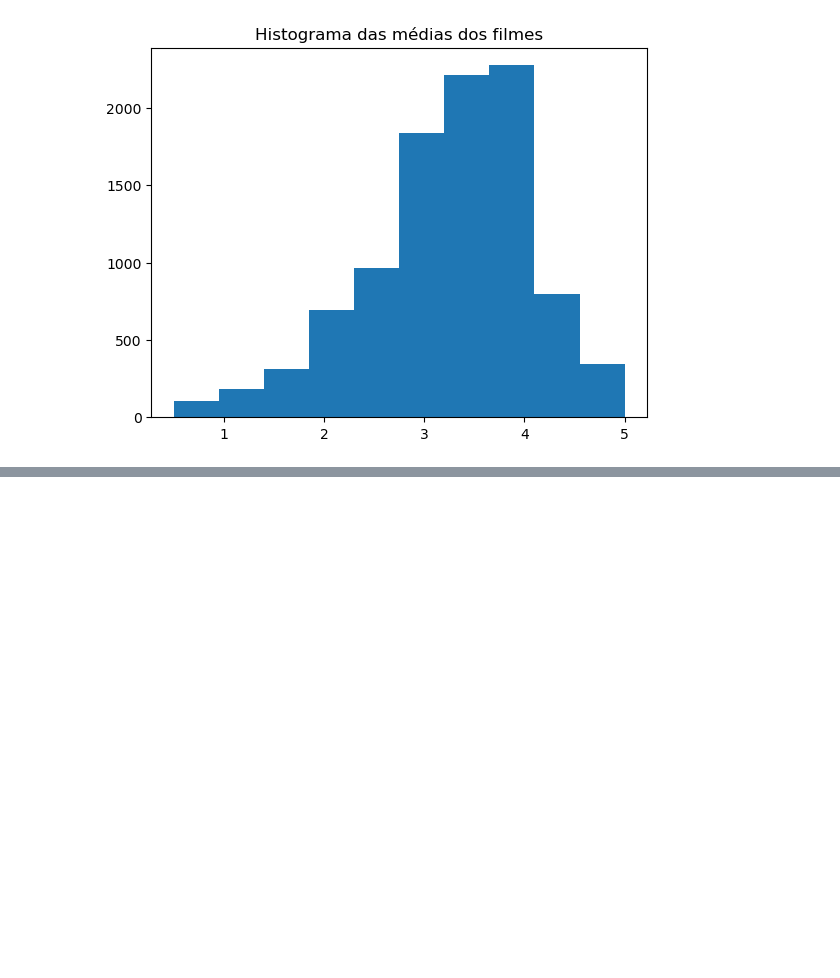
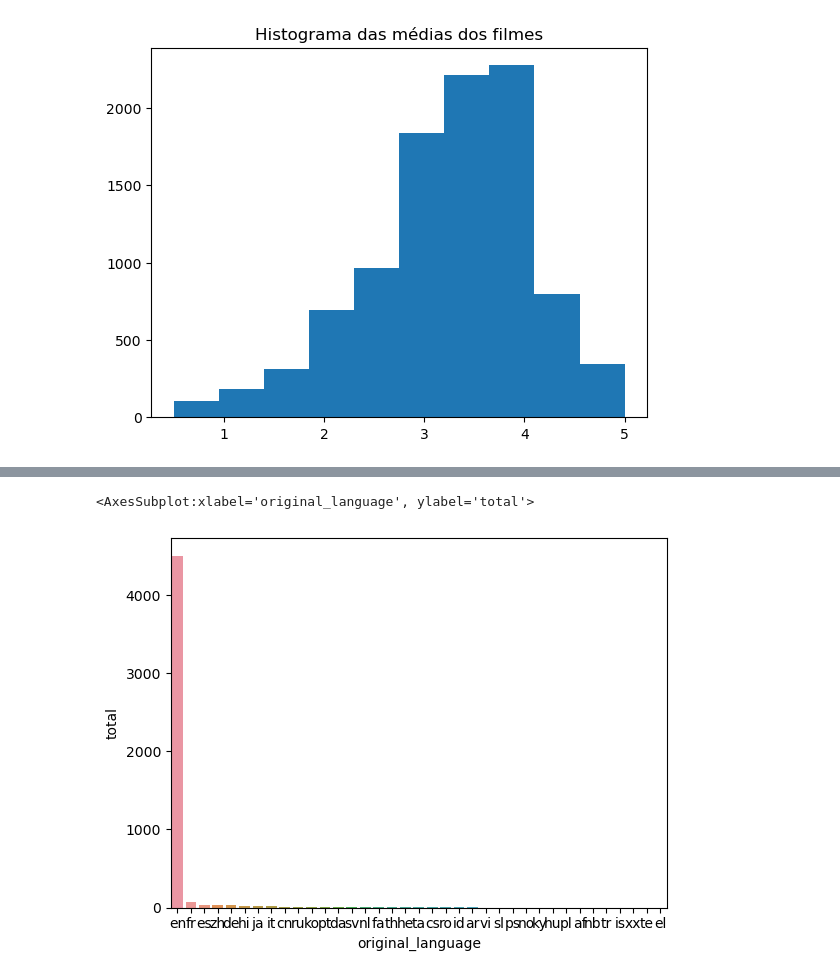
Before and after one commit to DiegoRodrigues007/Data-Science, a Jupyter notebook: teste.ipynb, the cells around one changed output, grey strips where cells are left out. Cells and saved outputs as stored; diff of their text form; code cells hidden in the pictures; blank space fills up the shorter version.

```diff
--- a/teste.ipynb
+++ b/teste.ipynb
@@ -182,3 +175,6 @@ plt.title("Histograma das médias dos filmes")
 # %% [output]
 Text(0.5, 1.0, 'Histograma das médias dos filmes')
 [figure]
+# %%
+tmdb = pd.read_csv("./tmdb 5000/tmdb_5000_movies.csv")
+tmdb.head()
@@ -184,0 +219,4 @@ Text(0.5, 1.0, 'Histograma das médias dos filmes')
+# %%
+contagem_de_linguas= tmdb['original_language'].value_counts().to_frame().reset_index()
+contagem_de_linguas.columns= ['original_language', 'total']
+contagem_de_linguas.head()
@@ -184,0 +230,5 @@ Text(0.5, 1.0, 'Histograma das médias dos filmes')
+# %%
+sns.barplot( x= 'original_language' , y='total' ,data = contagem_de_linguas )
+# %% [output]
+<AxesSubplot:xlabel='original_language', ylabel='total'>
+[figure, added]
```
Also changed, not shown: parts of 11 cells of this notebook, 1 other file.
